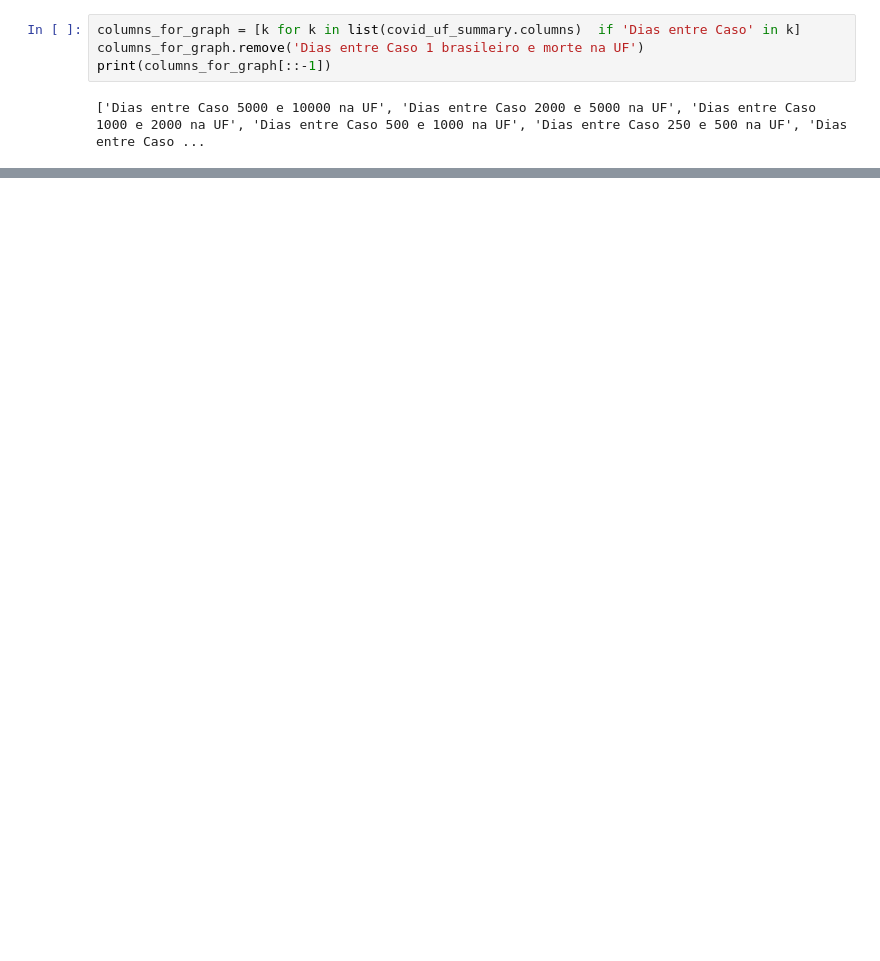
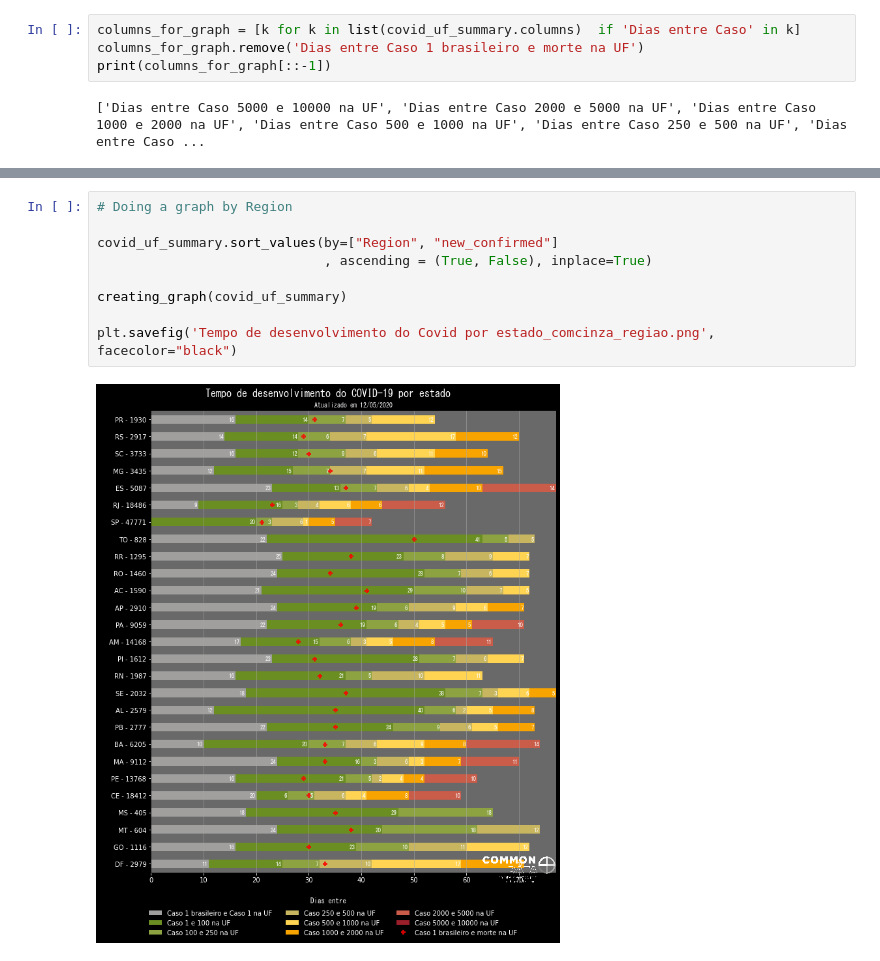
Before and after one commit to common-data/common-data, a Jupyter notebook: Corona Analise - Desenvolvimento do Corona por UF.ipynb, the cells around one changed output, grey strips where cells are left out. Drawn from its saved outputs; the diff is of its cells as text; blank space fills up the shorter version.

```diff
--- a/Corona Analise - Desenvolvimento do Corona por UF.ipynb
+++ b/Corona Analise - Desenvolvimento do Corona por UF.ipynb
@@ -173,0 +236,11 @@ plt.savefig('Desenvolvimento do Covid por estado.png')
+# %%
+# Doing a graph by Region
+
+covid_uf_summary.sort_values(by=["Region", "new_confirmed"]
+                             , ascending = (True, False), inplace=True)
+
+creating_graph(covid_uf_summary)
+
+plt.savefig('Tempo de desenvolvimento do Covid por estado_comcinza_regiao.png', facecolor="black")
+# %% [output]
+[figure, added]
```
Also changed, not shown: parts of 7 cells of this notebook.
